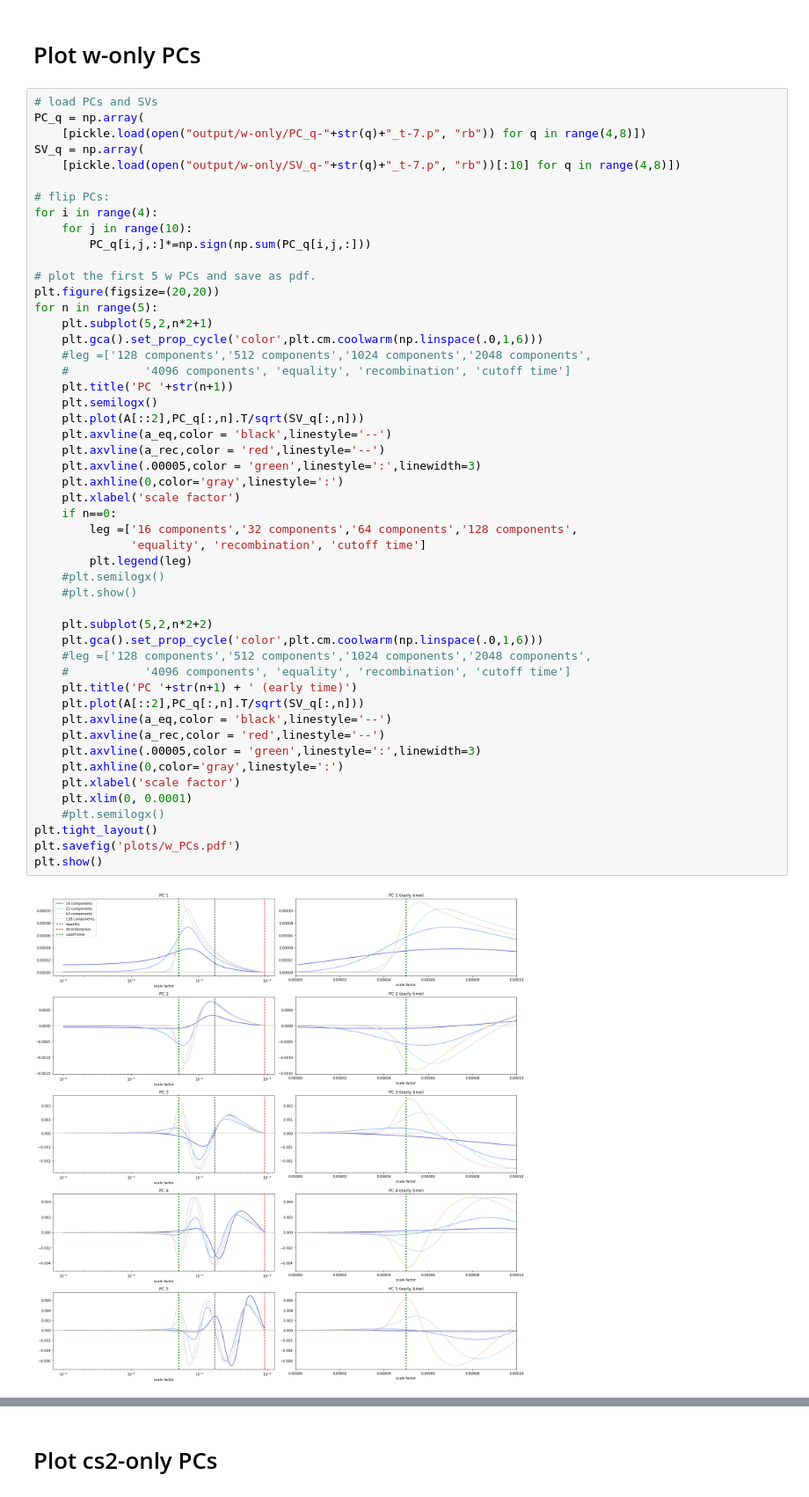
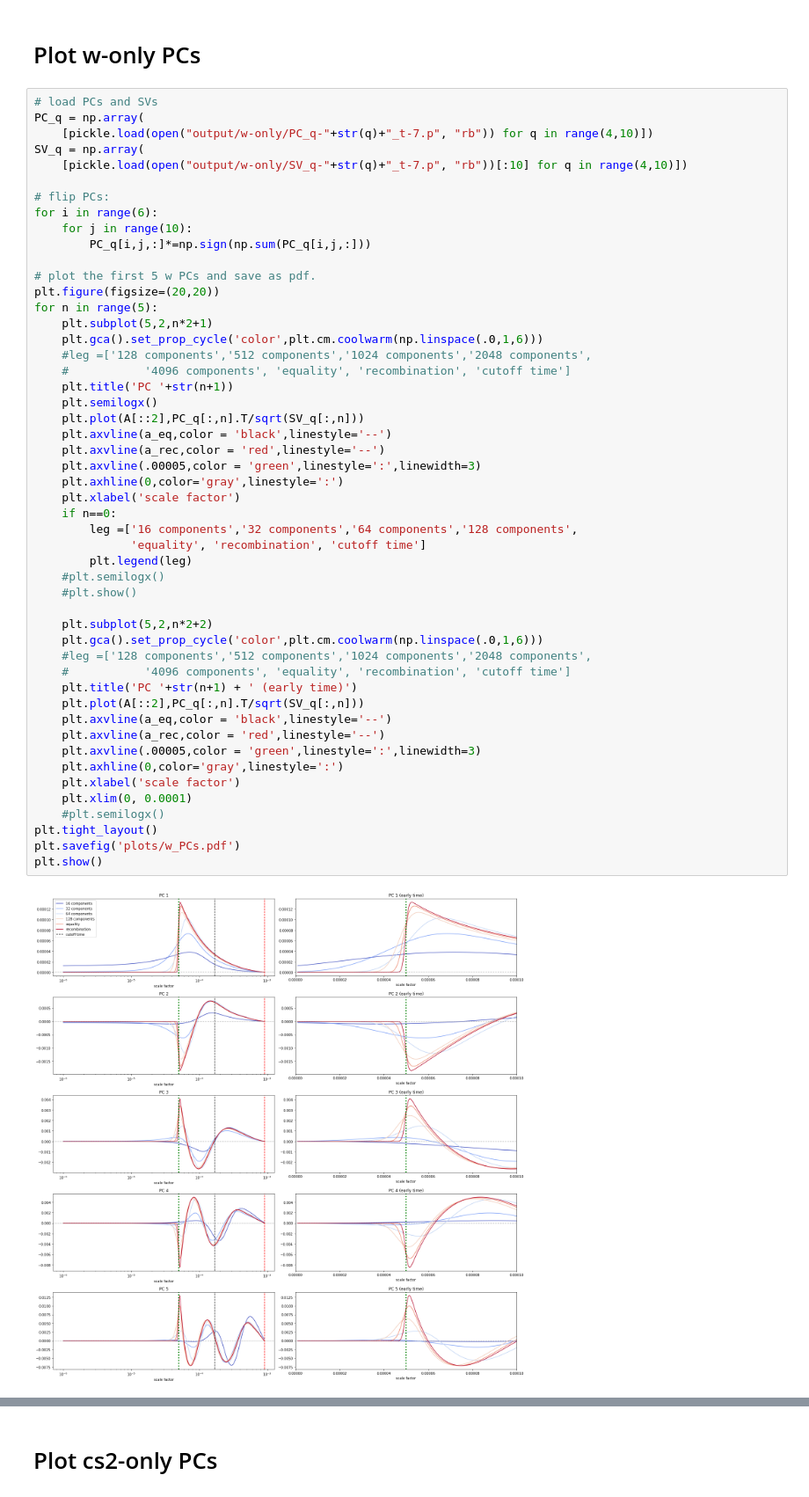
Before and after one commit to aifer4/gdm_pca, a Jupyter notebook: plotting.ipynb, the cells around one changed output, grey strips where cells are left out. Shown at 88% size. Cells and saved outputs as stored; diff of their text form.

Commit message:
made w error plots

```diff
--- a/plotting.ipynb
+++ b/plotting.ipynb
@@ -57,12 +57,12 @@ TAU_Gyr = 14*TAU
 # %%
 # load PCs and SVs
 PC_q = np.array(
-    [pickle.load(open("output/w-only/PC_q-"+str(q)+"_t-7.p", "rb")) for q in range(4,8)])
+    [pickle.load(open("output/w-only/PC_q-"+str(q)+"_t-7.p", "rb")) for q in range(4,10)])
 SV_q = np.array(
-    [pickle.load(open("output/w-only/SV_q-"+str(q)+"_t-7.p", "rb"))[:10] for q in range(4,8)])
+    [pickle.load(open("output/w-only/SV_q-"+str(q)+"_t-7.p", "rb"))[:10] for q in range(4,10)])
 
 # flip PCs:
-for i in range(4):
+for i in range(6):
     for j in range(10):
         PC_q[i,j,:]*=np.sign(np.sum(PC_q[i,j,:]))
 
@@ -78,31 +78,31 @@ for n in range(5):
     plt.plot(A[::2],PC_q[:,n].T/sqrt(SV_q[:,n]))
     plt.axvline(a_eq,color = 'black',linestyle='--')
     plt.axvline(a_rec,color = 'red',linestyle='--')
     plt.axvline(.00005,color = 'green',linestyle=':',linewidth=3)
     plt.axhline(0,color='gray',linestyle=':')
     plt.xlabel('scale factor')
     if n==0:
         leg =['16 components','32 components','64 components','128 components',
               'equality', 'recombination', 'cutoff time']
         plt.legend(leg)
     #plt.semilogx()
     #plt.show()
 
     plt.subplot(5,2,n*2+2)
     plt.gca().set_prop_cycle('color',plt.cm.coolwarm(np.linspace(.0,1,6)))
     #leg =['128 components','512 components','1024 components','2048 components',
     #           '4096 components', 'equality', 'recombination', 'cutoff time']
     plt.title('PC '+str(n+1) + ' (early time)')
     plt.plot(A[::2],PC_q[:,n].T/sqrt(SV_q[:,n]))
     plt.axvline(a_eq,color = 'black',linestyle='--')
     plt.axvline(a_rec,color = 'red',linestyle='--')
     plt.axvline(.00005,color = 'green',linestyle=':',linewidth=3)
     plt.axhline(0,color='gray',linestyle=':')
     plt.xlabel('scale factor')
     plt.xlim(0, 0.0001)
     #plt.semilogx()
 plt.tight_layout()
 plt.savefig('plots/w_PCs.pdf')
 plt.show()
 # %% [output]
-[figure, old version]
+[figure, new version]
```
Also changed, not shown: parts of 5 cells of this notebook, 11 other files.
